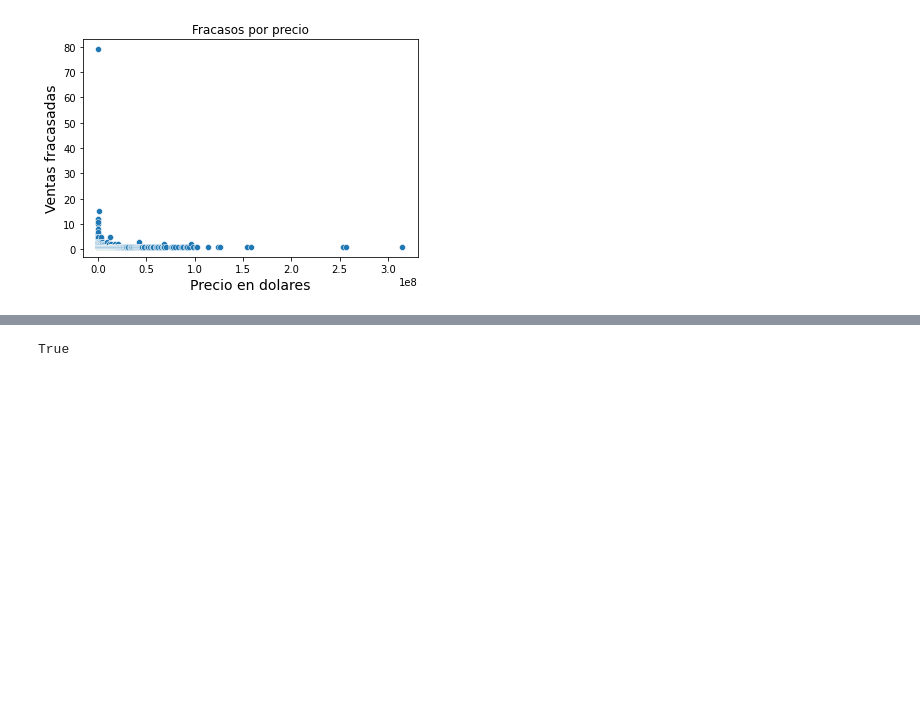
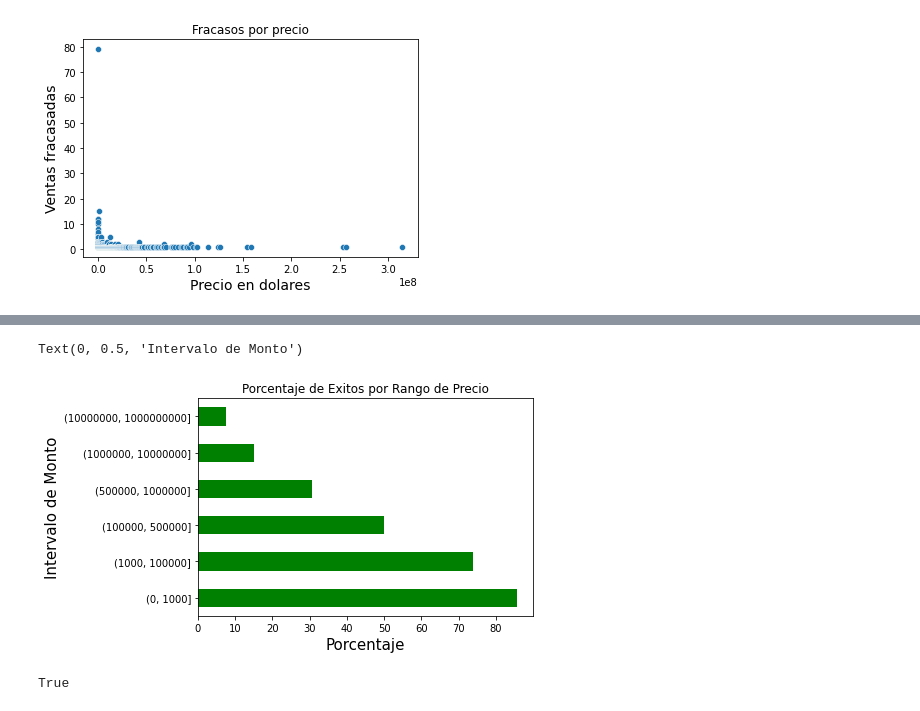
Before and after one commit to joaquinhojman/Entrenamieto_ECI_2020, a Jupyter notebook: TP1.ipynb, the cells around one changed output, grey strips where cells are left out. Cells and saved outputs as stored; diff of their text form; code cells hidden in the pictures; blank space fills up the shorter version.

```diff
--- a/TP1.ipynb
+++ b/TP1.ipynb
@@ -384,0 +411,14 @@ Text(0, 0.5, 'Ventas fracasadas')
+# %%
+precio_fracaso = df_changed[df_changed['Stage'] == 'Closed Lost']  #dejo solo los closed lost
+agrupado_por_op_ID_lost = precio_fracaso.groupby('Opportunity_ID').agg({'Total_Amount' : 'sum'})
+agrupado_por_op_ID_lost = agrupado_por_op_ID_lost.reset_index()
+
+agrupado_por_total_amount_lost = agrupado_por_op_ID_lost.groupby('Total_Amount').agg({'Opportunity_ID' : 'count'})
+agrupado_por_total_amount_lost.columns = ['Cantidad_de_ventas_por_precio']
+agrupado_por_total_amount_lost = agrupado_por_total_amount_lost.reset_index()
+# %%
+bins_lost = pd.cut(agrupado_por_total_amount_lost['Total_Amount'], [0, 1000,100000,500000,1000000,10000000,1000000000])
+# %%
+cantidad_por_rango_lost = agrupado_por_total_amount_lost.groupby(bins_lost)['Cantidad_de_ventas_por_precio'].agg(['sum'])\
+.rename(columns={'sum':'Cantidad_Lost'})
+cantidad_por_rango_lost
@@ -384,0 +434,5 @@ Text(0, 0.5, 'Ventas fracasadas')
+# %%
+cantidad_por_rango_both = pd.merge(cantidad_por_rango_won, cantidad_por_rango_lost, on='Total_Amount')
+cantidad_por_rango_both['Win_Percentage'] = cantidad_por_rango_both['Cantidad_Won']/(cantidad_por_rango_both['Cantidad_Won']+cantidad_por_rango_both['Cantidad_Lost'])*100
+cantidad_por_rango_both = cantidad_por_rango_both.reset_index()
+cantidad_por_rango_both
@@ -385,3 +447,10 @@ Text(0, 0.5, 'Ventas fracasadas')
+# %%
+ax = cantidad_por_rango_both.plot.barh(x='Total_Amount', y='Win_Percentage', color='green', title='Porcentaje de Exitos por Rango de Precio',legend=False)
+ax.set_xlabel("Porcentaje", fontsize = 15)
+ax.set_ylabel("Intervalo de Monto", fontsize = 15)
+# %% [output]
+Text(0, 0.5, 'Intervalo de Monto')
+[figure, added]
 # %%
 #Los graficos observados no son concluyentes, el exito de la venta no parece depender del precio.
 # %%
```
Also changed, not shown: parts of 98 cells of this notebook.
